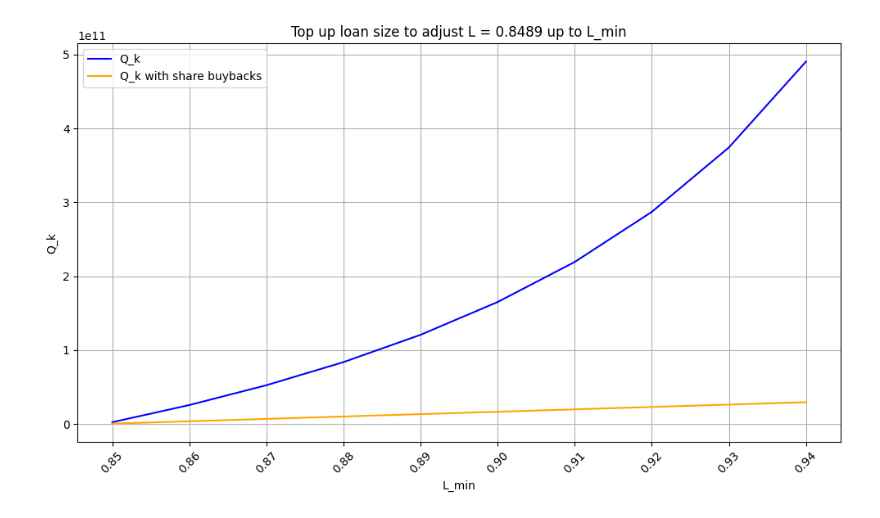
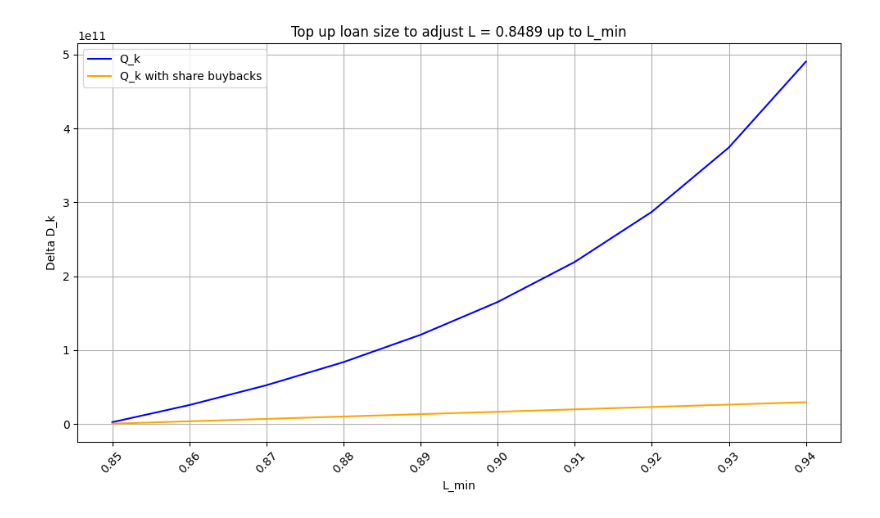
Before and after one commit to steinarb1234/DCL_coco_bond, a Jupyter notebook: minimum_leverage_correction.ipynb, the cells around one changed output. Saved outputs shown, nothing was run; the diff lists cells and outputs as text; code cells hidden in the pictures.

```diff
--- a/minimum_leverage_correction.ipynb
+++ b/minimum_leverage_correction.ipynb
@@ -51,31 +51,31 @@ plt.show()
 # %%
 # Plotting
 
 plt.figure(figsize=(10, 6))
 plt.plot(L_min, delta_D, label='Q_k', color='blue')
 plt.plot(L_min, delta_D_share_buybacks, label='Q_k with share buybacks', color='orange')
 
 plt.title(f'Top up loan size to adjust L = {L_k:.4f} up to L_min')
 plt.xlabel('L_min')
-plt.ylabel('Q_k')
+plt.ylabel('Delta D_k')
 plt.grid()
 # plt.axhline(0, color='black', lw=0.5, ls='--')
 # plt.axvline(0, color='black', lw=0.5, ls='--')
 # plt.axvline(1, color='black', lw=0.5, ls='--')
 # Show values with 2 decimal points
 plt.xticks(L_min, rotation=45)
 # Show values on the line
 # for i, j in zip(L_min, delta_D):
 #     plt.text(i, j, f'{j:,.0f}', fontsize=8, ha='center', va='bottom', rotation=0)
 # for i, j in zip(L_min, delta_D_share_buybacks):
 #     plt.text(i, j, f'{j:,.0f}', fontsize=8, ha='center', va='bottom', rotation=0)
 
 plt.legend()
 plt.tight_layout()
 plt.savefig('images/Top up loan size to adjust L up to L_min share buybacks.png', dpi=300, bbox_inches='tight')
 plt.show()
 # %% [output]
-[figure, old version]
+[figure, new version]
 # %%
 
 output_df = pd.DataFrame({
```
Also changed, not shown: parts of 2 cells of this notebook, 3 other files.
